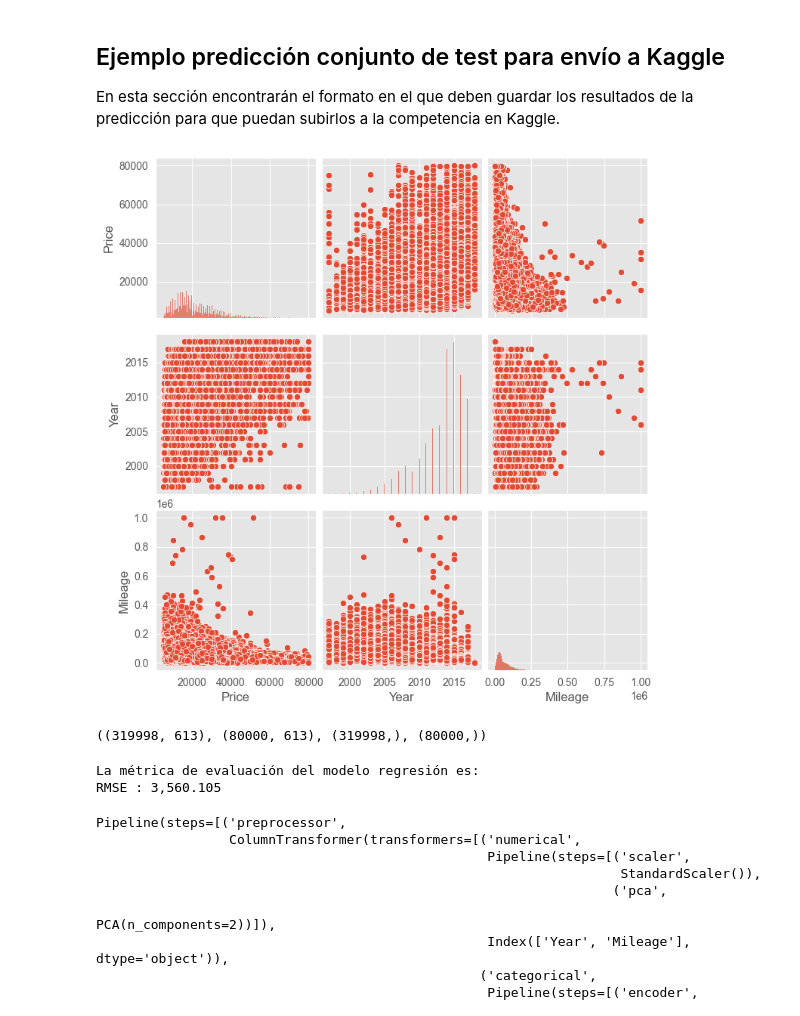
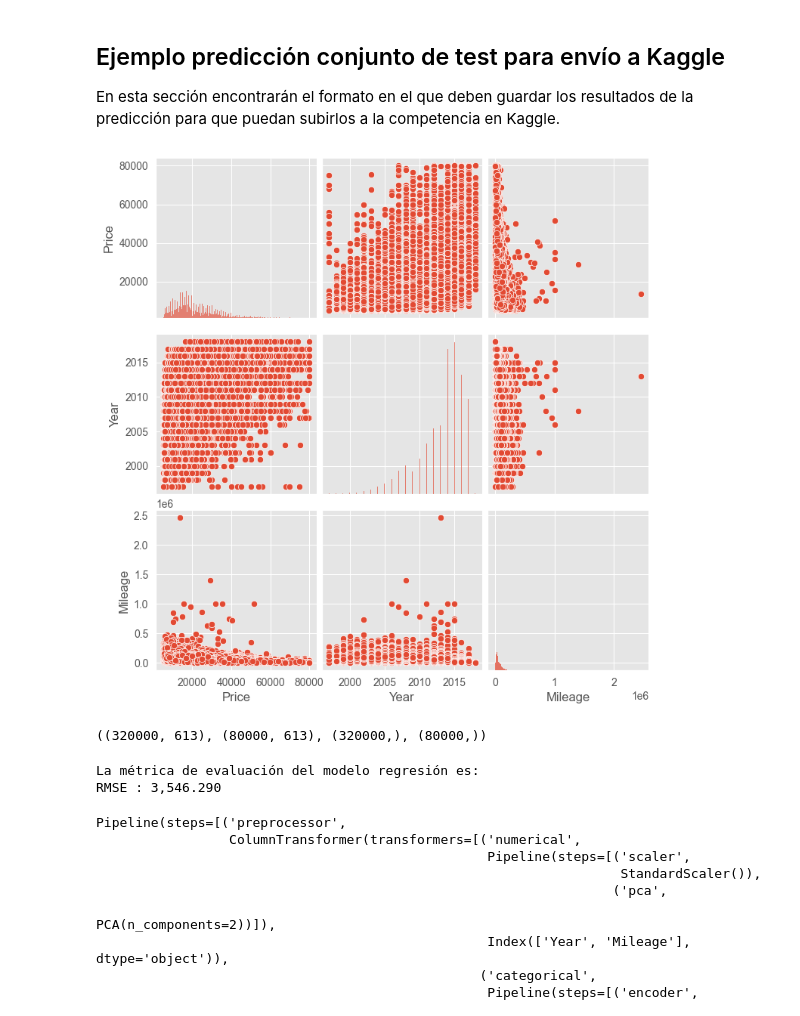
Before and after one commit to jhermoher/MIAD_NLP_2024, a Jupyter notebook: Semana 3/S3P1_proyecto1.ipynb, the cells around one changed output. Cells and saved outputs as stored; diff of their text form; code cells hidden in the pictures.

```diff
--- a/Semana 3/S3P1_proyecto1.ipynb
+++ b/Semana 3/S3P1_proyecto1.ipynb
@@ -143,10 +143,10 @@ def df_to_dict(df):
 # %%
 #grafica_distribucion(dataTraining)
 # %%
-dataTraining_noo = remover(dataTraining, ['Mileage'], threshold=30)
+dataTraining_noo = remover(dataTraining, ['Mileage'], threshold=100)
 sns.pairplot(dataTraining_noo);
 # %% [output]
-[figure, old version]
+[figure, new version]
 # %%
 X = dataTraining_noo.drop(['Price'], axis=1)
 y = dataTraining_noo['Price']
@@ -179,7 +179,7 @@ X_train, X_test, y_train, y_test = train_test_split(X_Training, y, test_size=0.2
 
 X_train.shape, X_test.shape, y_train.shape, y_test.shape
 # %% [output]
-((319998, 613), (80000, 613), (319998,), (80000,))
+((320000, 613), (80000, 613), (320000,), (80000,))
 # %%
 params = {'learning_rate': 0.8054,
            'n_estimators': 244,
@@ -188,9 +188,9 @@ params = {'learning_rate': 0.8054,
            'subsample': 1.0,
            'colsample_bytree': 1.0,
            'gamma': 0.0,
-           'reg_alpha': 0.1020408}
+            'reg_alpha': 0.1020408}
 
-model_xgb = XGBRegressor(objective ='reg:squarederror', eval_metric='rmse',random_state=42, n_jobs=-1, ** params)
+model_xgb = XGBRegressor( ** params)
 
 model_xgb.fit(X_train, y_train)
 prediction = model_xgb.predict(X_test)
@@ -198,7 +198,7 @@ prediction = model_xgb.predict(X_test)
 metrics(y_test, prediction)
 # %% [output]
 La métrica de evaluación del modelo regresión es:
-RMSE : 3,560.105
+RMSE : 3,546.290
 # %%
 dataTraining_ = remover(dataTraining, ['Mileage'], threshold=30)
 
```
Also changed, not shown: parts of 2 cells of this notebook, 4 other files.
